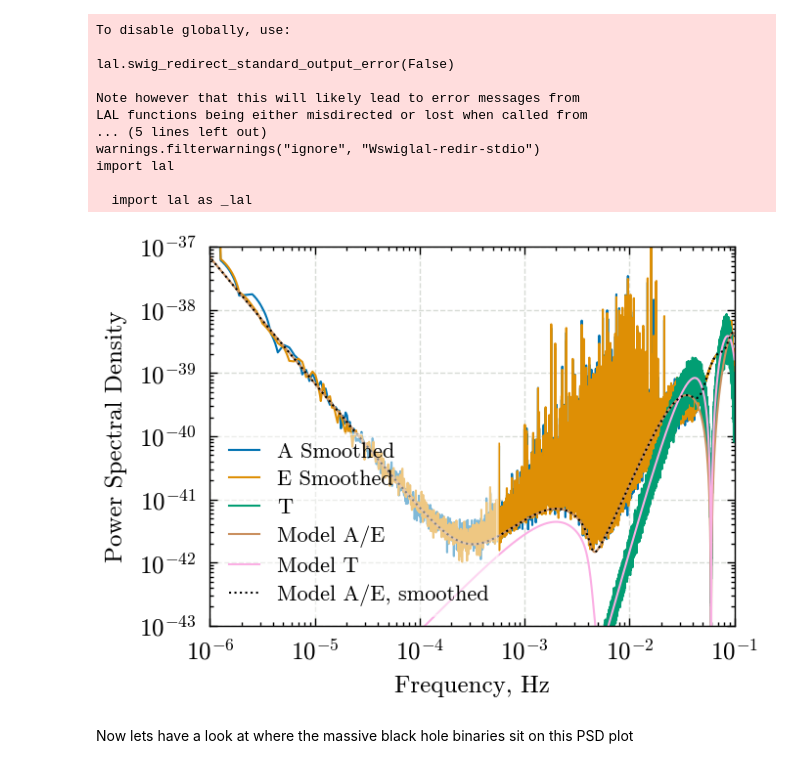
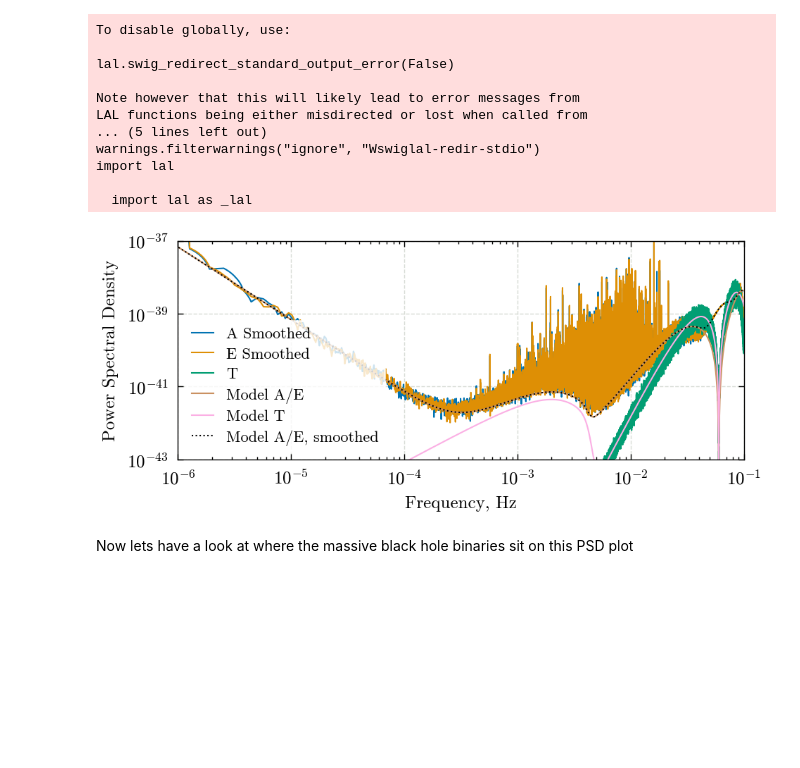
Before and after one commit to icg-gravwaves/lisa_premerger_sangria, a Jupyter notebook: estimate_psds/plot_psds.ipynb, the cells around one changed output. Cells and saved outputs as stored; diff of their text form; code cells hidden in the pictures; blank space fills up the shorter version.

```diff
--- a/estimate_psds/plot_psds.ipynb
+++ b/estimate_psds/plot_psds.ipynb
@@ -57,8 +59,8 @@ AE_model_smoothed = load_frequencyseries('model_AE_SMOOTHED_PSD.txt')
 # %%
 cycle = plt.rcParams['axes.prop_cycle'].by_key()['color']
 
-width = plt.rcParams["figure.figsize"][0]
-height = plt.rcParams["figure.figsize"][1] * 1.25
+width = plt.rcParams["figure.figsize"][0] * 1.5
+height = plt.rcParams["figure.figsize"][1]
 fig, ax = plt.subplots(1, figsize=(width, height))
 ax.loglog(
     A_smoothed.sample_frequencies,
@@ -79,34 +81,34 @@ ax.loglog(
     label='T'
 )
 ax.loglog(
     AE_model.sample_frequencies,
     AE_model,
     c=cycle[5],
     label='Model A/E'
 )
 ax.loglog(
     T_model.sample_frequencies,
     T_model,
     c=cycle[6],
     label='Model T'
 )
 ax.loglog(
     AE_model_smoothed.sample_frequencies,
     AE_model_smoothed,
     c='k',
     linestyle=':',
     label='Model A/E, smoothed'
 )
 
 ax.set_ylabel("Power Spectral Density")
 ax.set_xlabel("Frequency, Hz")
 leg1 = ax.legend(loc='lower left')
 ax.set_ylim([1e-43, 1e-37])
 ax.set_xlim([1e-6, 1e-1])
 ax.grid(zorder=-100)
 
-# fig.savefig('../paper/images/figure_X_psd_model_data.pdf')
+fig.savefig(f'{paper_plot_dir}/figure_X_psd_model_data.png')
 # %% [output]
-[figure, old version]
+[figure, new version]
 # %% [markdown]
 Now lets have a look at where the massive black hole binaries sit on this PSD plot
```
Also changed, not shown: parts of 4 cells of this notebook, 13 other files.
